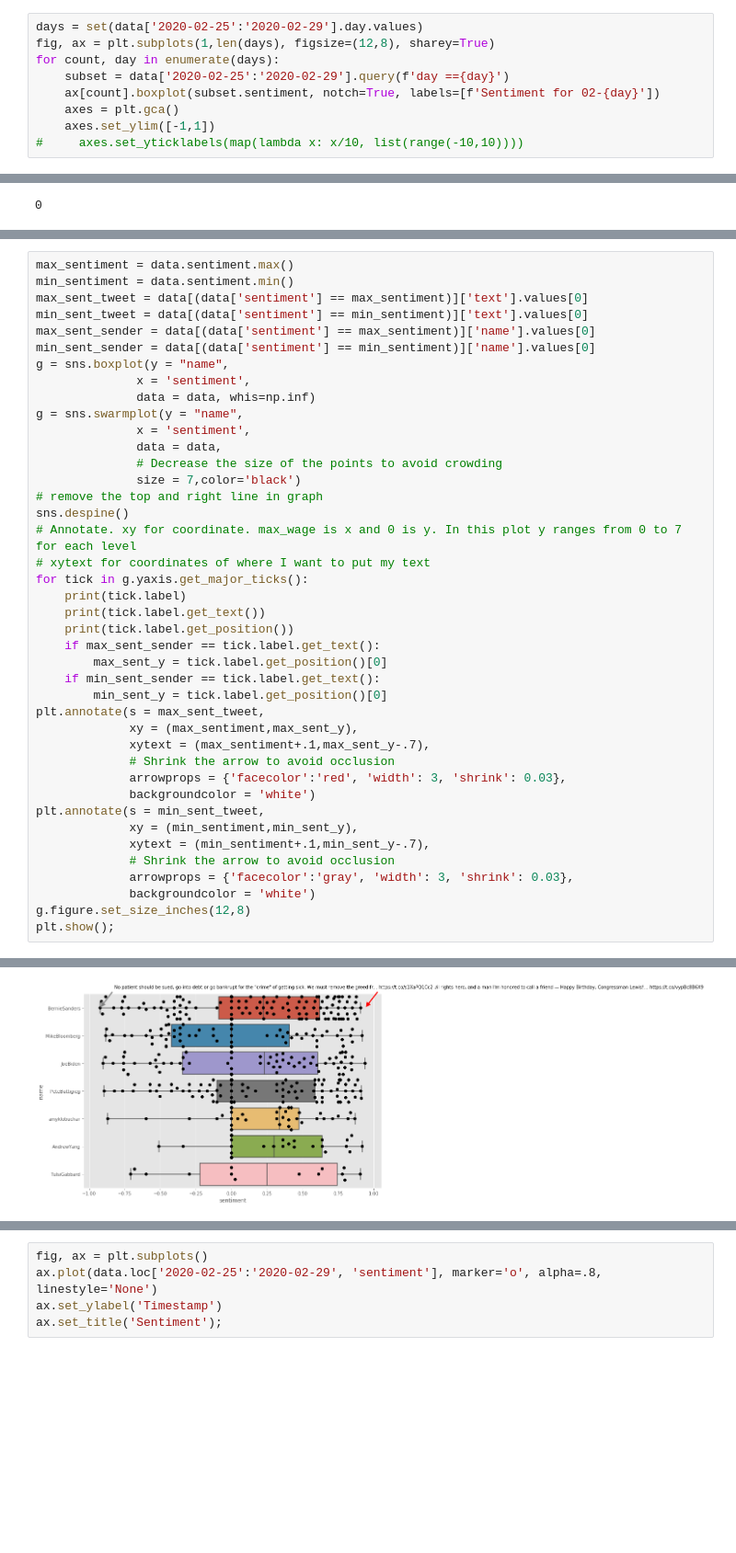
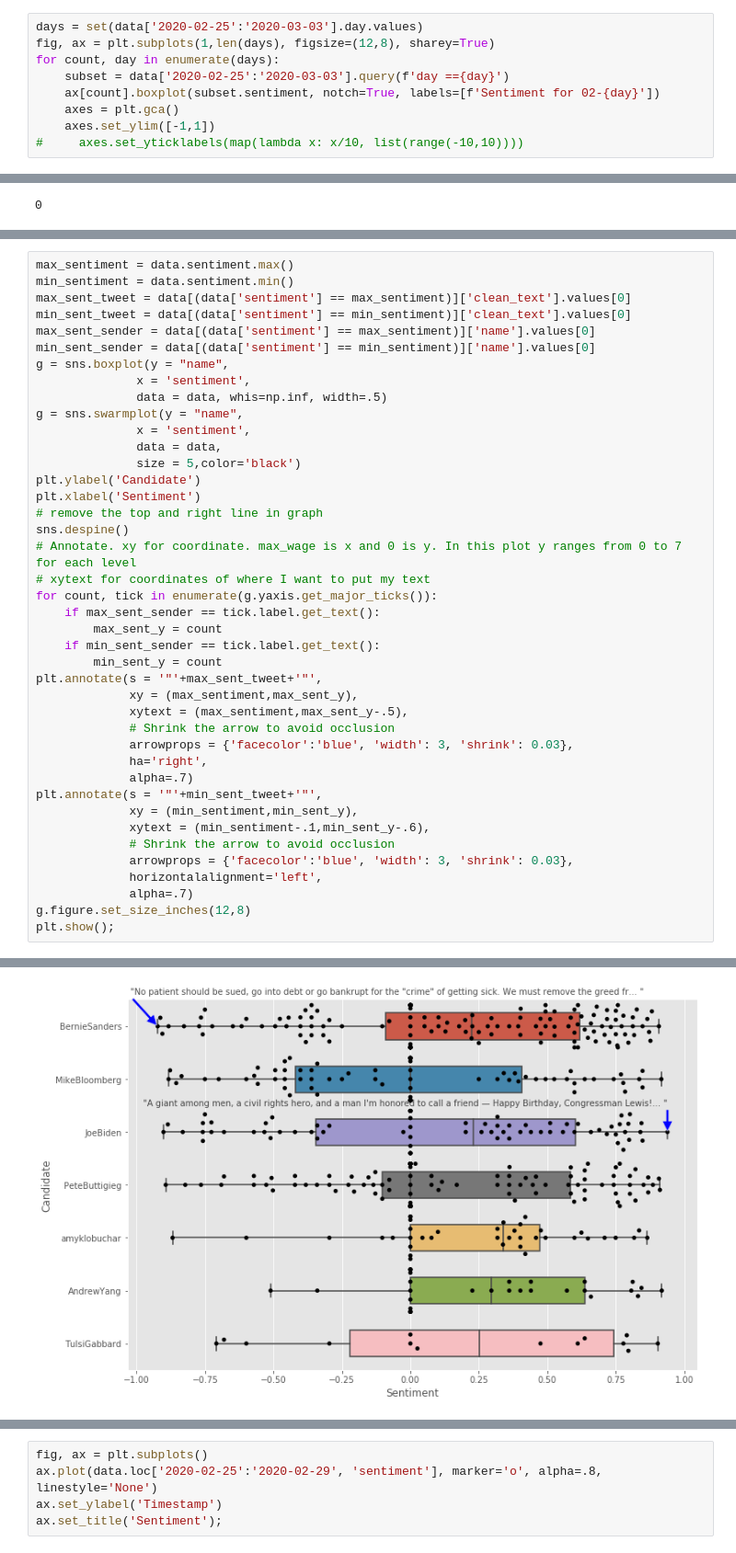
Before and after one commit to danjizquierdo/Sentimental, a Jupyter notebook: NLP_EDA.ipynb, the cells around one changed output, grey strips where cells are left out. Shown: that part at 92% size. Saved outputs shown, nothing was run; the diff lists cells and outputs as text; blank space fills up the shorter version.

Commit message:
Finalize swarmplot. Add polar plots

```diff
--- a/NLP_EDA.ipynb
+++ b/NLP_EDA.ipynb
@@ -101,8 +121,8 @@ set(data.name.values)
 # %%
-days = set(data['2020-02-25':'2020-02-29'].day.values)
+days = set(data['2020-02-25':'2020-03-03'].day.values)
 fig, ax = plt.subplots(1,len(days), figsize=(12,8), sharey=True)
 for count, day in enumerate(days):
-    subset = data['2020-02-25':'2020-02-29'].query(f'day =={day}')
+    subset = data['2020-02-25':'2020-03-03'].query(f'day =={day}')
     ax[count].boxplot(subset.sentiment, notch=True, labels=[f'Sentiment for 02-{day}'])
     axes = plt.gca()
     axes.set_ylim([-1,1])
@@ -200,42 +230,42 @@ min_sent_y
 # %%
 max_sentiment = data.sentiment.max()
 min_sentiment = data.sentiment.min()
-max_sent_tweet = data[(data['sentiment'] == max_sentiment)]['text'].values[0]
-min_sent_tweet = data[(data['sentiment'] == min_sentiment)]['text'].values[0]
+max_sent_tweet = data[(data['sentiment'] == max_sentiment)]['clean_text'].values[0]
+min_sent_tweet = data[(data['sentiment'] == min_sentiment)]['clean_text'].values[0]
 max_sent_sender = data[(data['sentiment'] == max_sentiment)]['name'].values[0]
 min_sent_sender = data[(data['sentiment'] == min_sentiment)]['name'].values[0]
 g = sns.boxplot(y = "name",
               x = 'sentiment',
-              data = data, whis=np.inf)
+              data = data, whis=np.inf, width=.5)
 g = sns.swarmplot(y = "name",
               x = 'sentiment',
               data = data,
-              # Decrease the size of the points to avoid crowding
-              size = 7,color='black')
+              size = 5,color='black')
+plt.ylabel('Candidate')
+plt.xlabel('Sentiment')
 # remove the top and right line in graph
 sns.despine()
 # Annotate. xy for coordinate. max_wage is x and 0 is y. In this plot y ranges from 0 to 7 for each level
 # xytext for coordinates of where I want to put my text
-for tick in g.yaxis.get_major_ticks():
-    print(tick.label)
-    print(tick.label.get_text())
-    print(tick.label.get_position())
+for count, tick in enumerate(g.yaxis.get_major_ticks()):
     if max_sent_sender == tick.label.get_text():
-        max_sent_y = tick.label.get_position()[0]
+        max_sent_y = count
     if min_sent_sender == tick.label.get_text():
-        min_sent_y = tick.label.get_position()[0]
-plt.annotate(s = max_sent_tweet,
+        min_sent_y = count
+plt.annotate(s = '"'+max_sent_tweet+'"',
              xy = (max_sentiment,max_sent_y),
-             xytext = (max_sentiment+.1,max_sent_y-.7),
+             xytext = (max_sentiment,max_sent_y-.5),
              # Shrink the arrow to avoid occlusion
-             arrowprops = {'facecolor':'red', 'width': 3, 'shrink': 0.03},
-             backgroundcolor = 'white')
-plt.annotate(s = min_sent_tweet,
+             arrowprops = {'facecolor':'blue', 'width': 3, 'shrink': 0.03},
+             ha='right',
+             alpha=.7)
+plt.annotate(s = '"'+min_sent_tweet+'"',
              xy = (min_sentiment,min_sent_y),
-             xytext = (min_sentiment+.1,min_sent_y-.7),
+             xytext = (min_sentiment-.1,min_sent_y-.6),
              # Shrink the arrow to avoid occlusion
-             arrowprops = {'facecolor':'gray', 'width': 3, 'shrink': 0.03},
-             backgroundcolor = 'white')
+             arrowprops = {'facecolor':'blue', 'width': 3, 'shrink': 0.03},
+             horizontalalignment='left',
+             alpha=.7)
 g.figure.set_size_inches(12,8)
 plt.show();
 # %% [output]
@@ -259 +272 @@ TulsiGabbard
-[figure, old version]
+[figure, new version]
```
Also changed, not shown: parts of 29 cells of this notebook.
